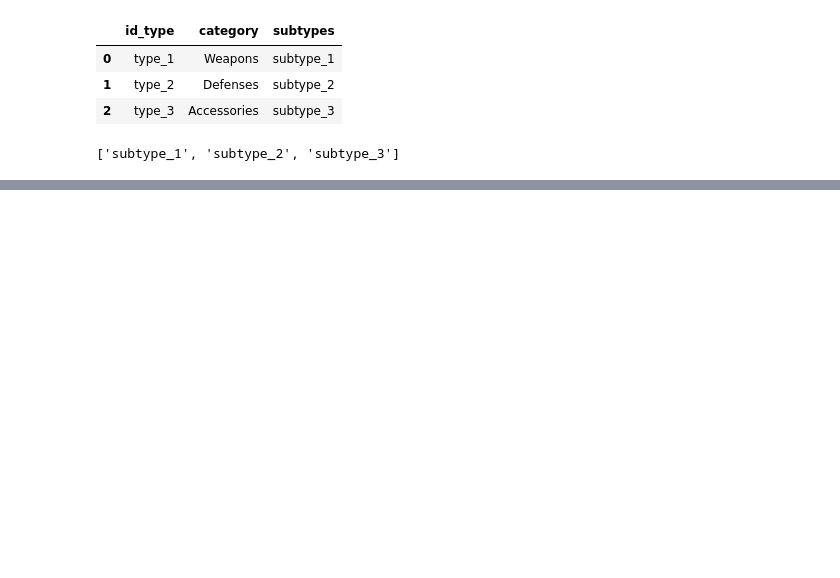
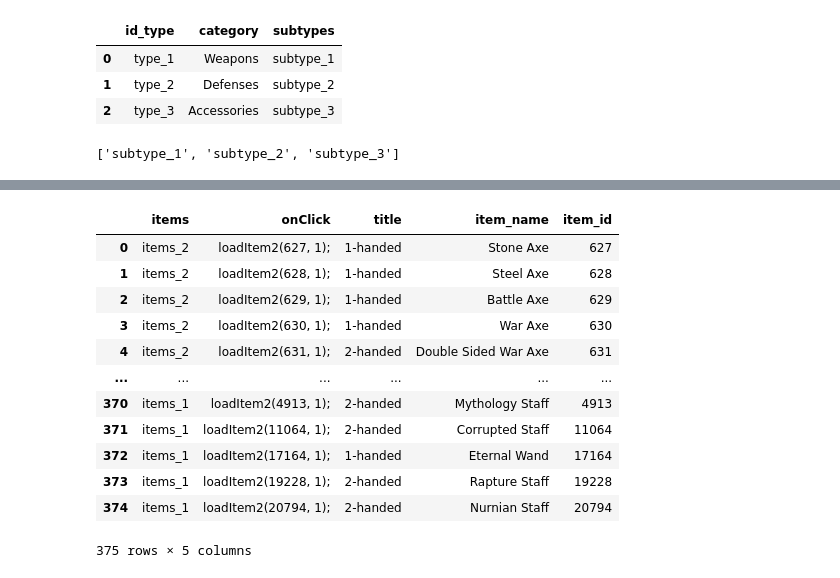
Before and after one commit to Arancium98/Items, a Jupyter notebook: Scrapper.ipynb, the cells around one changed output, grey strips where cells are left out. Saved outputs shown, nothing was run; the diff lists cells and outputs as text; code cells hidden in the pictures; blank space fills up the shorter version.

```diff
--- a/Scrapper.ipynb
+++ b/Scrapper.ipynb
@@ -169,0 +118,17 @@ df2
+# %%
+df3['item_id'] = df3['onClick'].str.extract(r'loadItem2\((\d+), \d+\);')
+df3
+# %% [output]
+|  | items | onClick | title | item_name | item_id |
+| 0 | items_2 | loadItem2(627, 1); | 1-handed | Stone Axe | 627 |
+| 1 | items_2 | loadItem2(628, 1); | 1-handed | Steel Axe | 628 |
+| 2 | items_2 | loadItem2(629, 1); | 1-handed | Battle Axe | 629 |
+| 3 | items_2 | loadItem2(630, 1); | 1-handed | War Axe | 630 |
+| 4 | items_2 | loadItem2(631, 1); | 2-handed | Double Sided War Axe | 631 |
+| ... | ... | ... | ... | ... | ... |
+| 370 | items_1 | loadItem2(4913, 1); | 2-handed | Mythology Staff | 4913 |
+| 371 | items_1 | loadItem2(11064, 1); | 2-handed | Corrupted Staff | 11064 |
+| 372 | items_1 | loadItem2(17164, 1); | 1-handed | Eternal Wand | 17164 |
+| 373 | items_1 | loadItem2(19228, 1); | 2-handed | Rapture Staff | 19228 |
+| 374 | items_1 | loadItem2(20794, 1); | 2-handed | Nurnian Staff | 20794 |
+375 rows × 5 columns
```
Also changed, not shown: parts of 16 cells of this notebook, 3 other files.
